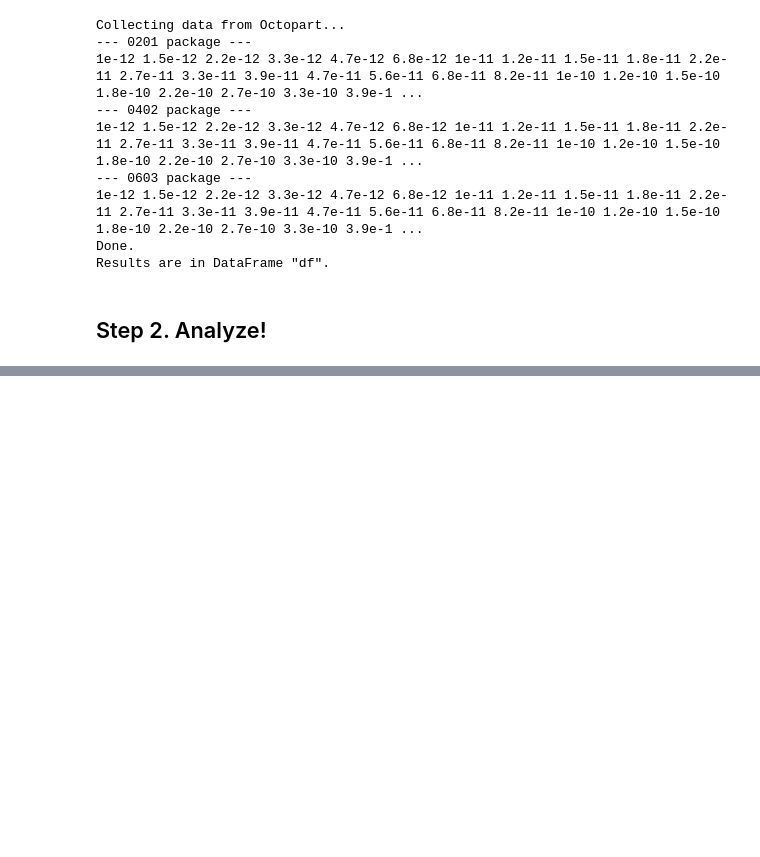
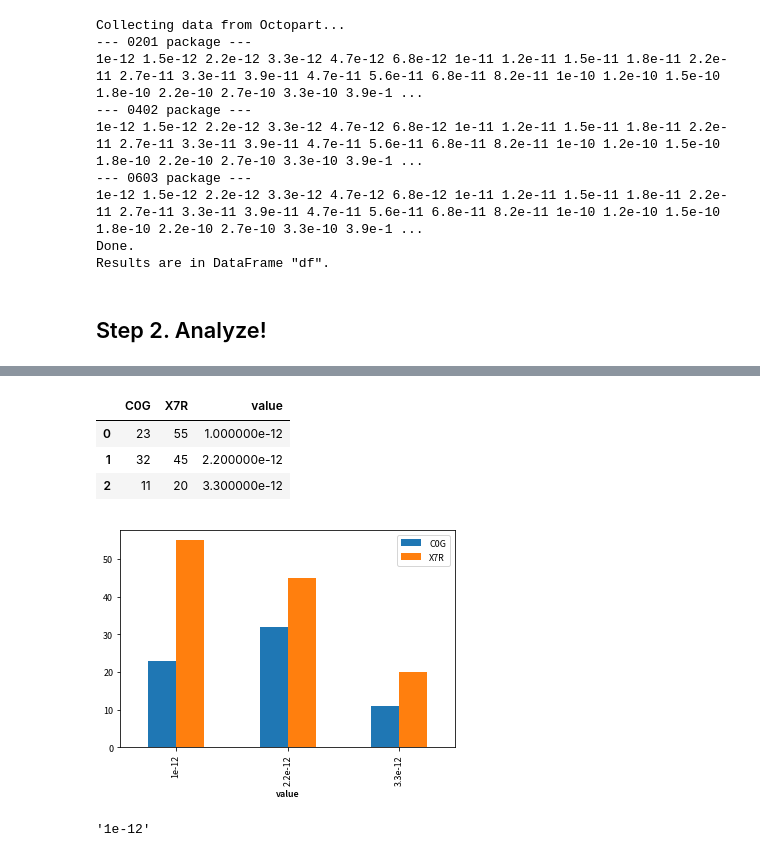
Before and after one commit to 2n3906/scottopart, a Jupyter notebook: notebooks/Capacitor Sourcing.ipynb, the cells around one changed output, grey strips where cells are left out. Saved outputs shown, nothing was run; the diff lists cells and outputs as text; code cells hidden in the pictures; blank space fills up the shorter version.

```diff
--- a/notebooks/Capacitor Sourcing.ipynb
+++ b/notebooks/Capacitor Sourcing.ipynb
@@ -126,0 +172,19 @@ df.groupby(['case_package', 'capacitance']).head(5)
+# %%
+df = pd.DataFrame([
+{'value' : 1e-12, 'C0G' : 23, 'X7R' : 55},
+{'value' : 2.2e-12, 'C0G' : 32, 'X7R' : 45},
+{'value' : 3.3e-12, 'C0G' : 11, 'X7R' : 20}
+])
+# %%
+df
+# %% [output]
+|  | C0G | X7R | value |
+| 0 | 23 | 55 | 1.000000e-12 |
+| 1 | 32 | 45 | 2.200000e-12 |
+| 2 | 11 | 20 | 3.300000e-12 |
+# %%
+dfb = df.set_index('value')
+# %%
+ax = dfb.plot.bar()
+# %% [output]
+[figure, added]
@@ -126,0 +194,4 @@ df.groupby(['case_package', 'capacitance']).head(5)
+# %%
+t.set_text()
+# %% [output]
+'1e-12'
```
Also changed, not shown: parts of 21 cells of this notebook, 2 other files.
